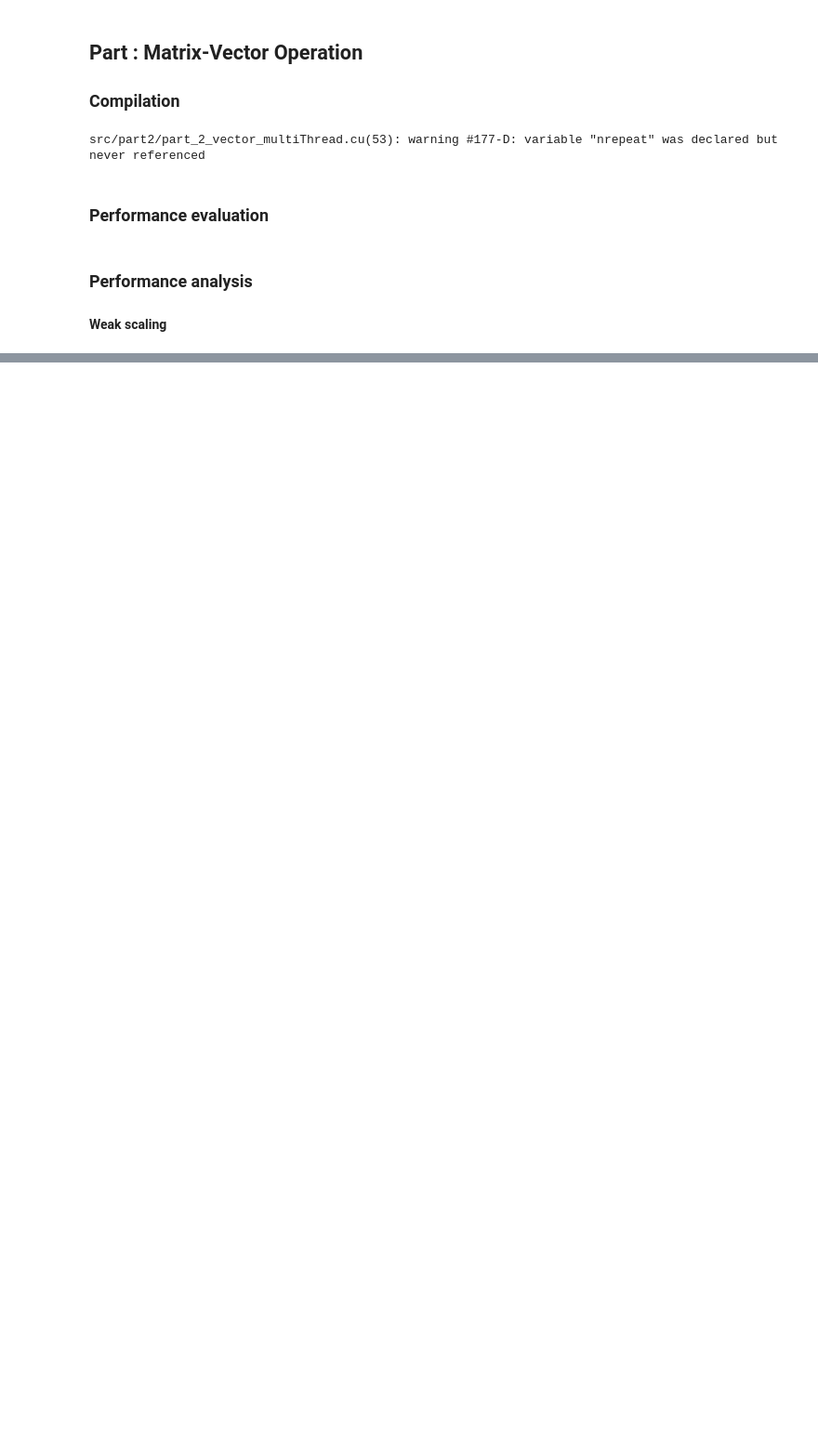
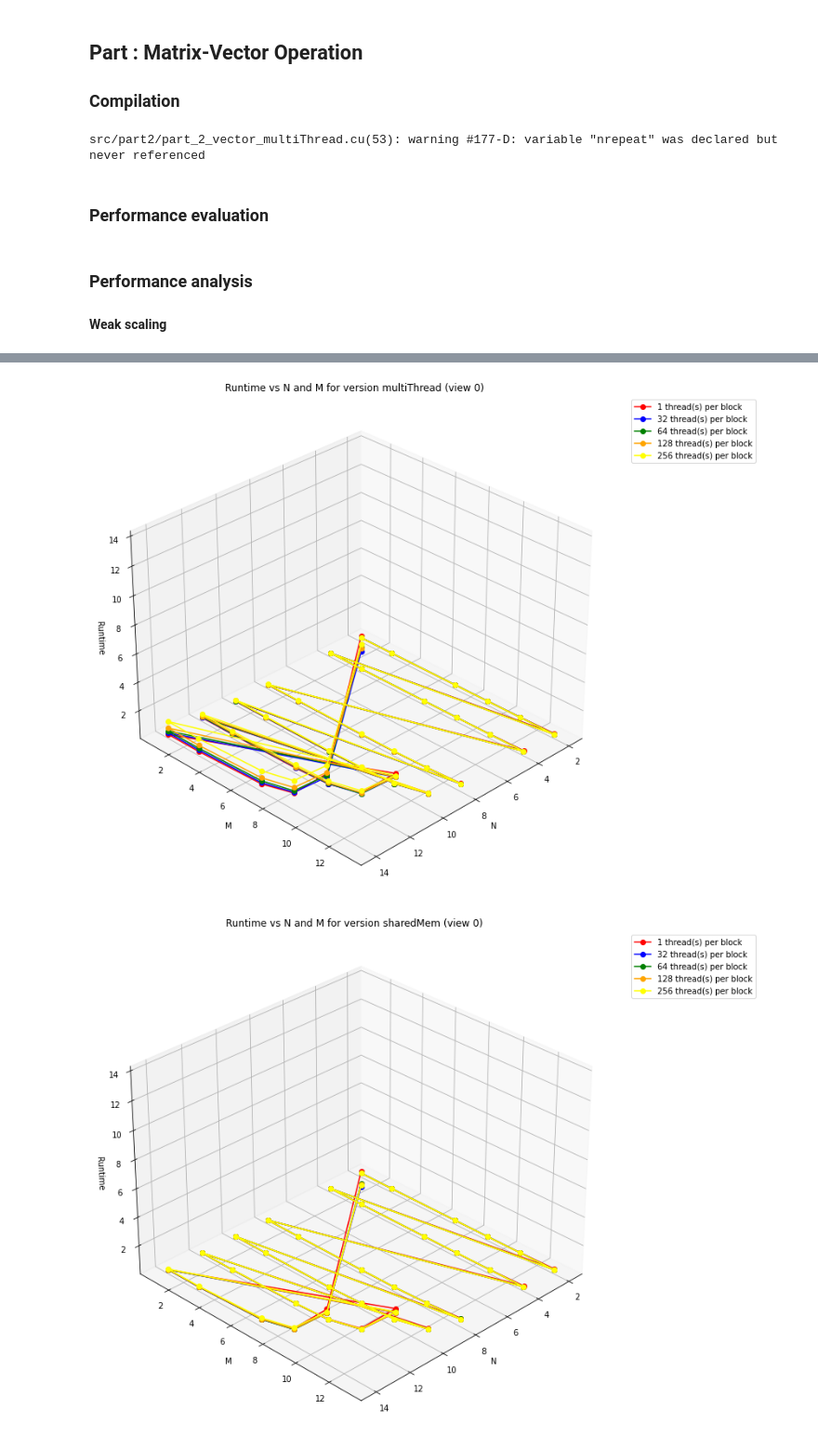
Before and after one commit to Seloum-lab/Parallel-computing-practical-work, a Jupyter notebook: Cuda/notebook.ipynb, the cells around one changed output, grey strips where cells are left out. Shown at 93% size. Drawn from its saved outputs; the diff is of its cells as text; code cells hidden in the pictures; blank space fills up the shorter version.

Commit message:
Correct 3D plot

```diff
--- a/Cuda/notebook.ipynb
+++ b/Cuda/notebook.ipynb
@@ -277,0 +214,60 @@ plt.show()
+# %%
+import matplotlib.pyplot as plt
+import matplotlib.cm as cm
+import numpy as np
+import pandas as pd
+import warnings
+
+warnings.filterwarnings('ignore')
+
+df = pd.read_csv(
+    './saved_metrics/part2.csv',
+    skiprows=1,
+    names=['version', 'thread_per_block', 'N', 'M', 'runtime'],
+    dtype={'version': str, 'thread_per_block': int, 'N': int, 'M' : int, 'runtime': float}
+)
+
+df_avg_glbl = df.groupby(['version', 'thread_per_block', 'N', 'M'], as_index=False)['runtime'].mean()
+
+angles = [(30, 45), (20, 120)]
+versions = df_avg_glbl['version'].unique()
+unique_threads = sorted(df_avg_glbl['thread_per_block'].unique())
+
+threadBlockColor = {1: "red", 32: "blue", 64: "green", 128:"orange", 256: 'yellow'}
+
+for i, (elev, azim) in enumerate(angles):
+    for version in versions:
+        fig = plt.figure(figsize=(12, 9))
+        ax = fig.add_subplot(111, projection='3d')
+
+        df_version = df_avg_glbl[df_avg_glbl['version'] == version]
+
+        for tBlock in unique_threads:
+            df_plot = df_version[df_version['thread_per_block'] == tBlock].sort_values(by=['N', 'M'])
+
+            if df_plot.empty:
+                continue
+
+            ax.plot(
+                df_plot['N'].to_numpy(),
+                df_plot['M'].to_numpy(),
+                df_plot['runtime'].to_numpy(),
+                linestyle='solid',
+                color=threadBlockColor[tBlock],
+                marker='o',
+                label=f'{tBlock} thread(s) per block'
+            )
+
+        ax.set_xlabel('N')
+        ax.set_ylabel('M')
+        ax.set_zlabel('Runtime')
+        ax.set_title(f'Runtime vs N and M for version {version} (view {i})')
+        ax.legend(bbox_to_anchor=(1.05, 1), loc='upper left')
+
+        ax.view_init(elev=elev, azim=azim)
+
+        plt.tight_layout()
+        plt.show()
+# %% [output]
+[figure, added]
+[figure, added]
```
Also changed, not shown: parts of 2 cells of this notebook.
